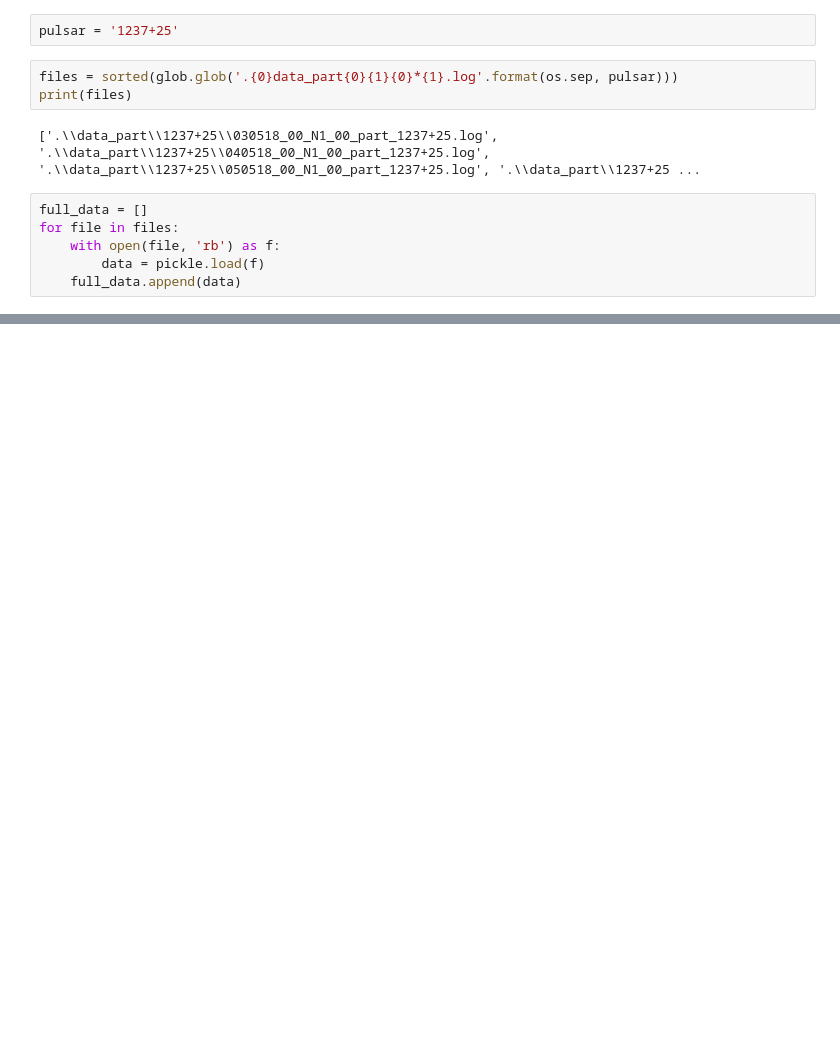
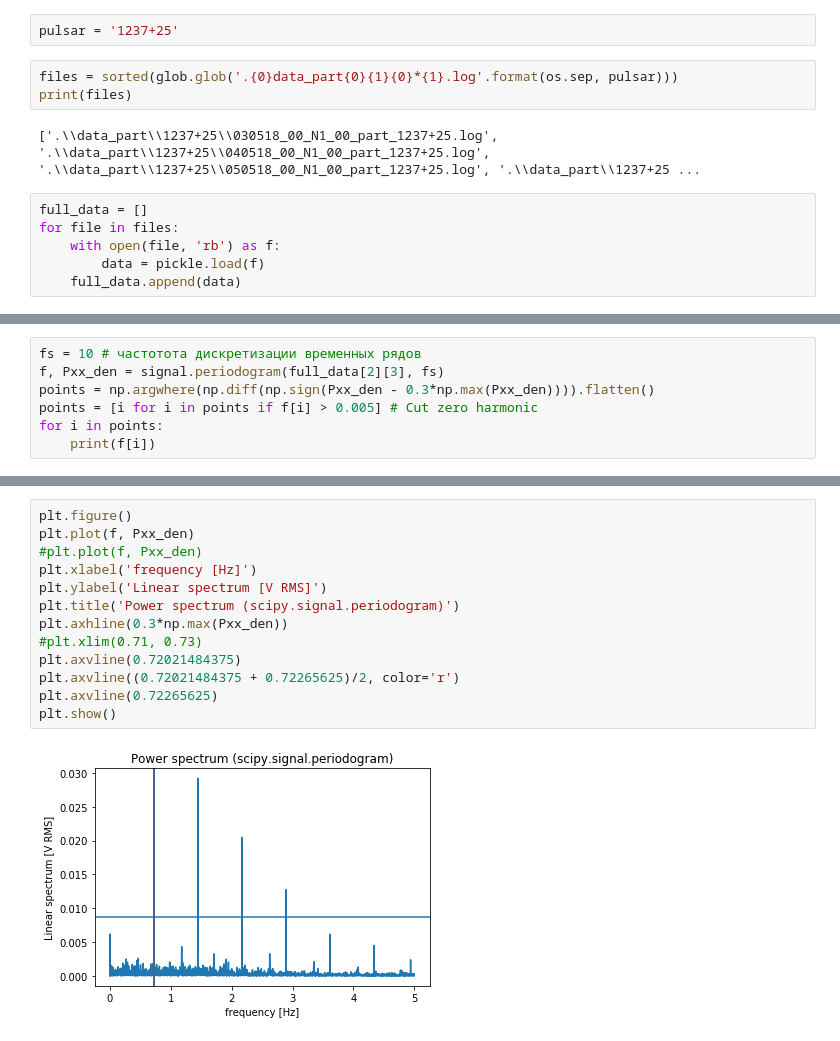
Before and after one commit to KazAndr/bsa3, a Jupyter notebook: watch_period_sessions.ipynb, the cells around one changed output, grey strips where cells are left out. Cells and saved outputs as stored; diff of their text form; blank space fills up the shorter version.

```diff
--- a/watch_period_sessions.ipynb
+++ b/watch_period_sessions.ipynb
@@ -33,0 +31,7 @@ full_data[2][2]
+# %%
+fs = 10 # частотота дискретизации временных рядов
+f, Pxx_den = signal.periodogram(full_data[2][3], fs)
+points = np.argwhere(np.diff(np.sign(Pxx_den - 0.3*np.max(Pxx_den)))).flatten()
+points = [i for i in points if f[i] > 0.005] # Cut zero harmonic
+for i in points:
+    print(f[i])
@@ -33,0 +47,15 @@ full_data[2][2]
+# %%
+plt.figure()
+plt.plot(f, Pxx_den)
+#plt.plot(f, Pxx_den)
+plt.xlabel('frequency [Hz]')
+plt.ylabel('Linear spectrum [V RMS]')
+plt.title('Power spectrum (scipy.signal.periodogram)')
+plt.axhline(0.3*np.max(Pxx_den))
+#plt.xlim(0.71, 0.73)
+plt.axvline(0.72021484375)
+plt.axvline((0.72021484375 + 0.72265625)/2, color='r')
+plt.axvline(0.72265625)
+plt.show()
+# %% [output]
+[figure, added]
```
Also changed, not shown: parts of 7 cells of this notebook.
